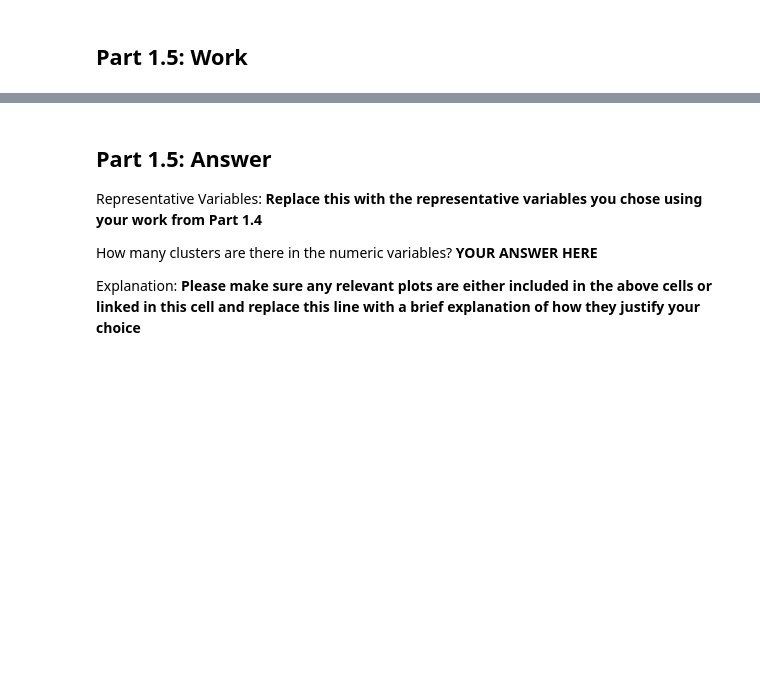
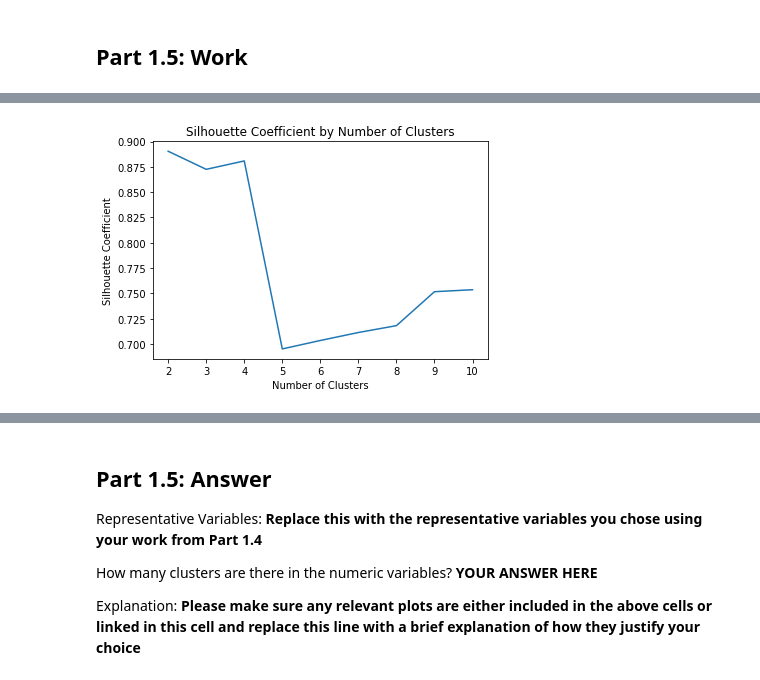
Before and after one commit to ryanquinnnelson/CMU-02718-HW1, a Jupyter notebook: CM_HW1_ryann.ipynb, the cells around one changed output, grey strips where cells are left out. Saved outputs shown, nothing was run; the diff lists cells and outputs as text; code cells hidden in the pictures; blank space fills up the shorter version.

```diff
--- a/CM_HW1_ryann.ipynb
+++ b/CM_HW1_ryann.ipynb
@@ -398,3 +478,19 @@ TODO: 1. Choose a representative variable from each cluster you determined in Pa
       2. Re-cluster the data using the reduced representation using the same
          choices you made for part 1.1.
 '''
+#? just keep only the variables I care about?
+
+df_reduced_variables = df.filter(items=['S IgG1_zscore','RBD IgG1_zscore','N IgG1_zscore','S IgG2_zscore','RBD IgG2_zscore','N IgG2_zscore'])
+df_reduced_variables.head()
+
+
+kmeans_possible_cluster_nums = [2,3,4,5,6,7,8,9,10] # 1 < k < 11
+
+cluster_quality_scores = []
+for k in kmeans_possible_cluster_nums:
+    kmeans = KMeans(n_clusters=k).fit(df_reduced_variables)
+    labels = kmeans.labels_
+    score = metrics.silhouette_score(df_reduced_variables, labels) # quality
+    cluster_quality_scores.append(score)
+
+cluster_quality_scores
@@ -400,0 +507,5 @@ TODO: 1. Choose a representative variable from each cluster you determined in Pa
+# %%
+# visualize
+plotMetricByK("Silhouette Coefficient", cluster_quality_scores, kmeans_possible_cluster_nums)
+# %% [output]
+[figure, added]
```
Also changed, not shown: parts of 18 cells of this notebook.
